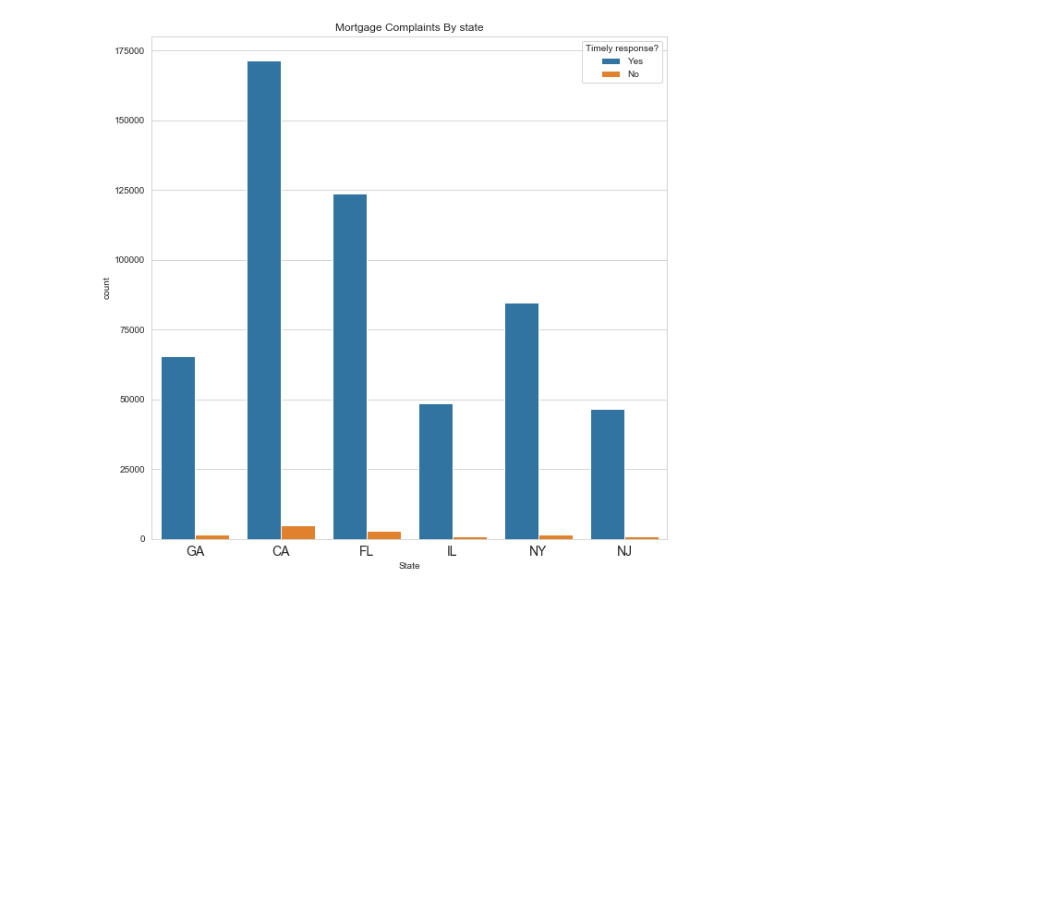
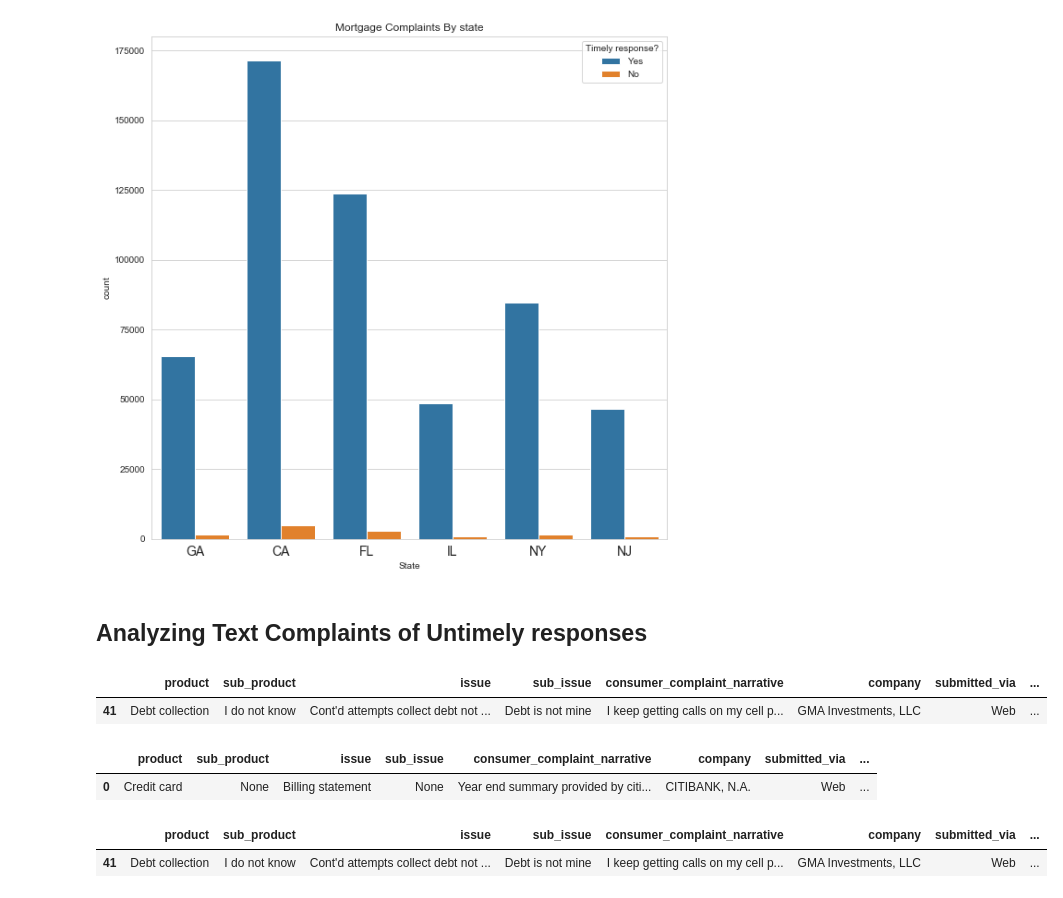
Before and after one commit to jltsao88/Improving_Customer_Service_Machine_Learning, a Jupyter notebook: 03_EDA.ipynb, the cells around one changed output. Saved outputs shown, nothing was run; the diff lists cells and outputs as text; code cells hidden in the pictures; blank space fills up the shorter version.

```diff
--- a/03_EDA.ipynb
+++ b/03_EDA.ipynb
@@ -655,3 +655,5 @@ sn.countplot(data=df[(df.State == 'CA') | (df.State == 'FL') |
 # %% [output]
 <matplotlib.axes._subplots.AxesSubplot at 0x...>
 [figure]
+# %% [markdown]
+## Analyzing Text Complaints of Untimely responses
@@ -657,0 +685,5 @@ sn.countplot(data=df[(df.State == 'CA') | (df.State == 'FL') |
+# %%
+df.head(1)
+# %% [output]
+|  | product | sub_product | issue | sub_issue | consumer_complaint_narrative | company | submitted_via | ... |
+| 41 | Debt collection | I do not know | Cont'd attempts collect debt not ... | Debt is not mine | I keep getting calls on my cell p... | GMA Investments, LLC | Web | ... |
@@ -657,0 +693,5 @@ sn.countplot(data=df[(df.State == 'CA') | (df.State == 'FL') |
+# %%
+df.head(1)
+# %% [output]
+|  | product | sub_product | issue | sub_issue | consumer_complaint_narrative | company | submitted_via | ... |
+| 0 | Credit card | None | Billing statement | None | Year end summary provided by citi... | CITIBANK, N.A. | Web | ... |
@@ -657,0 +701,5 @@ sn.countplot(data=df[(df.State == 'CA') | (df.State == 'FL') |
+# %%
+df.head(1)
+# %% [output]
+|  | product | sub_product | issue | sub_issue | consumer_complaint_narrative | company | submitted_via | ... |
+| 41 | Debt collection | I do not know | Cont'd attempts collect debt not ... | Debt is not mine | I keep getting calls on my cell p... | GMA Investments, LLC | Web | ... |
```
Also changed, not shown: parts of 5 cells of this notebook, 1 other file.
